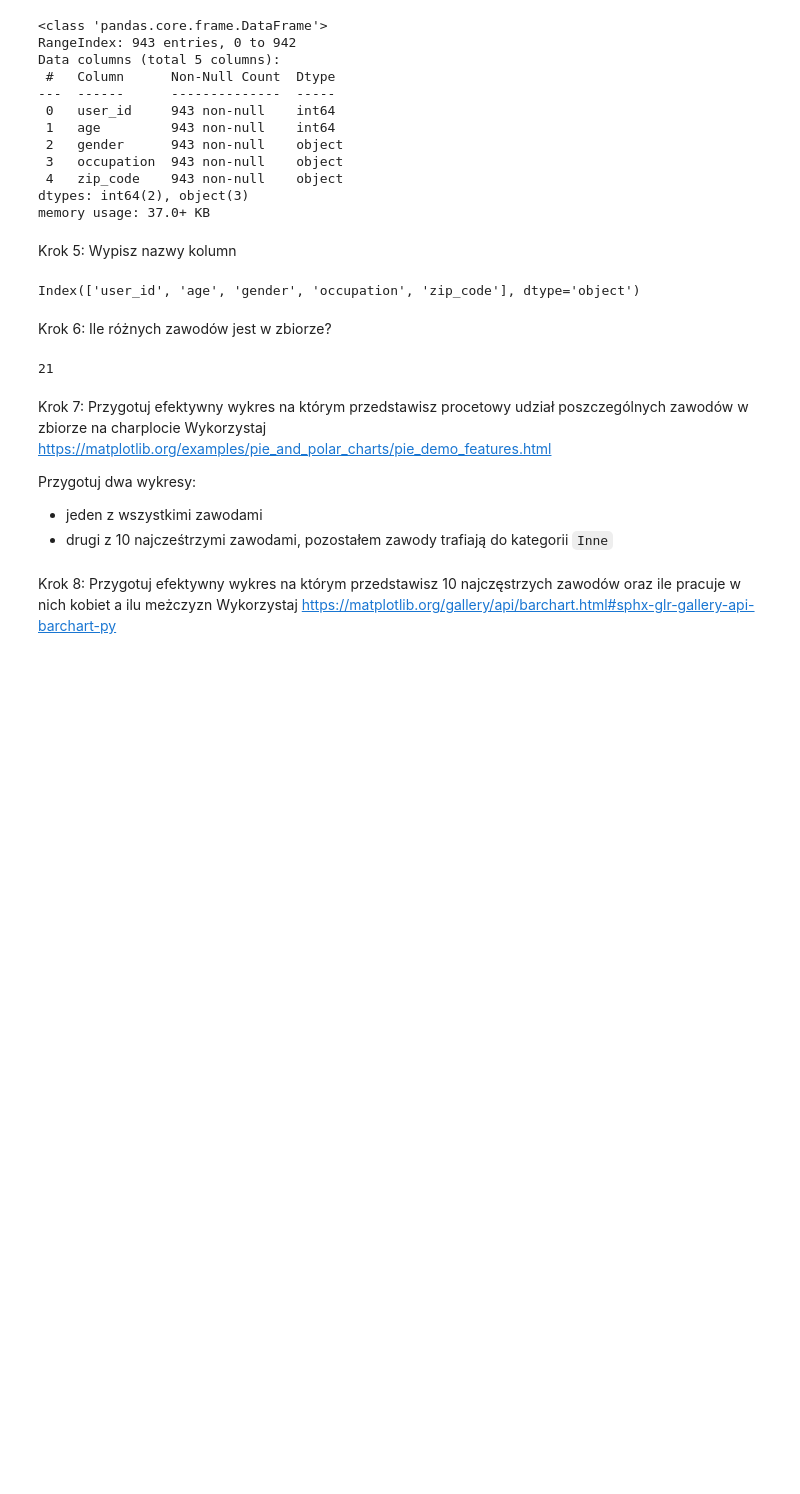
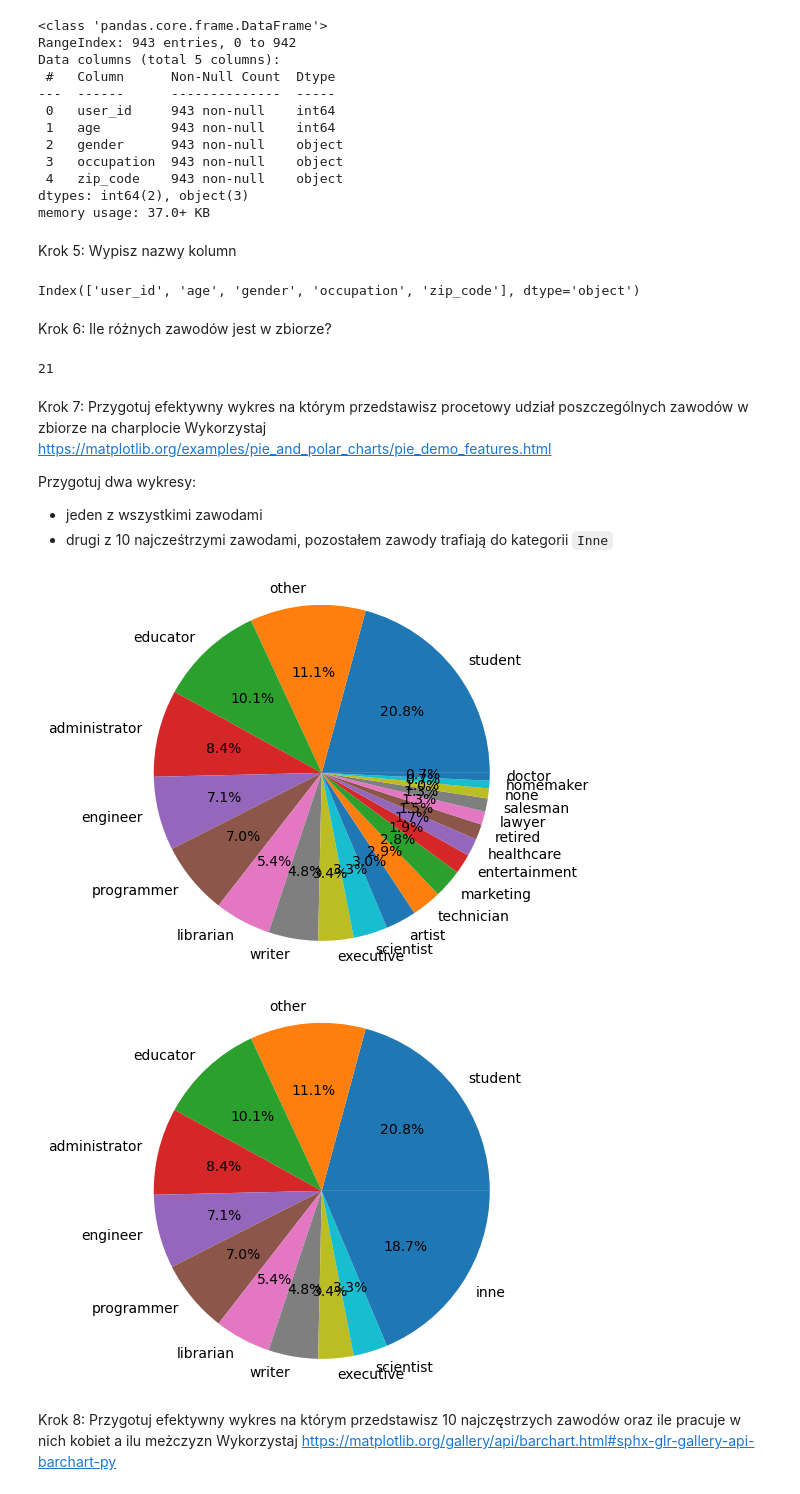
Before and after one commit to iza133/effective_python, a Jupyter notebook: lab12.ipynb, the cells around one changed output. Saved outputs shown, nothing was run; the diff lists cells and outputs as text; code cells hidden in the pictures; blank space fills up the shorter version.

```diff
--- a/lab12.ipynb
+++ b/lab12.ipynb
@@ -236,6 +239,25 @@ Wykorzystaj https://matplotlib.org/examples/pie_and_polar_charts/pie_demo_featur
 Przygotuj dwa wykresy:
 - jeden z wszystkimi zawodami
 - drugi z 10 najcześtrzymi zawodami, pozostałem zawody trafiają do kategorii `Inne`
+# %%
+labels = data['occupation'].value_counts().keys()
+sizes = data['occupation'].value_counts()
+fig1, ax1 = plt.subplots()
+ax1.pie(sizes, labels=labels, autopct='%1.1f%%')
+ax1.axis('equal')
+plt.show()
+
+labels10 = data['occupation'].value_counts().nlargest(10).keys().to_list()
+sizes10 = data['occupation'].value_counts().nlargest(10).to_list()
+labels10.append('inne')
+sizes10.append(sum(sizes)-sum(sizes10))
+fig1, ax1 = plt.subplots()
+ax1.pie(sizes10, labels=labels10, autopct='%1.1f%%')
+ax1.axis('equal')
+plt.show()
+# %% [output]
+[figure, added]
+[figure, added]
 # %% [markdown]
 Krok 8: Przygotuj efektywny wykres na którym przedstawisz 10 najczęstrzych zawodów oraz ile pracuje w nich kobiet a ilu meżczyzn
 Wykorzystaj https://matplotlib.org/gallery/api/barchart.html#sphx-glr-gallery-api-barchart-py
```
Also changed, not shown: parts of 5 cells of this notebook.
